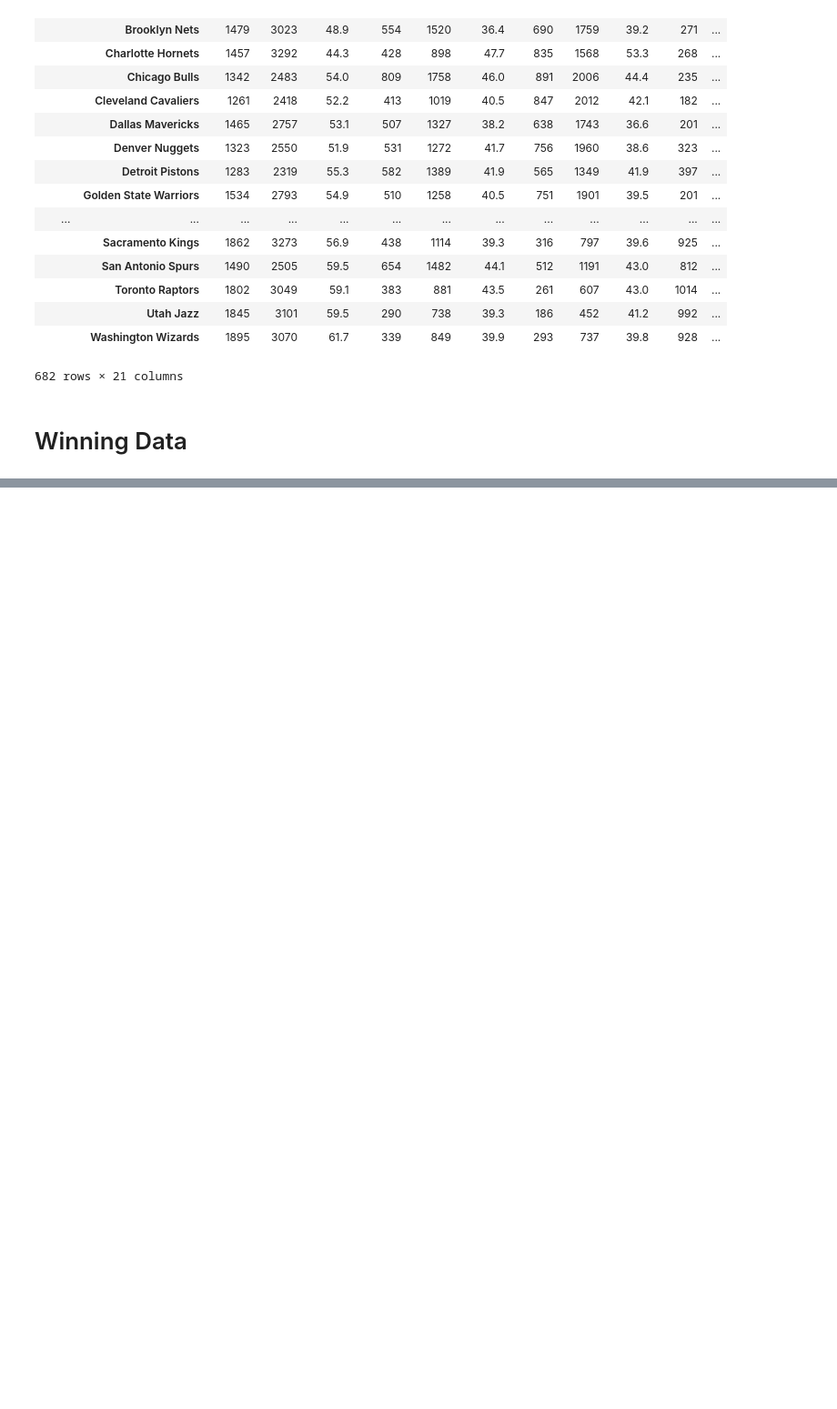
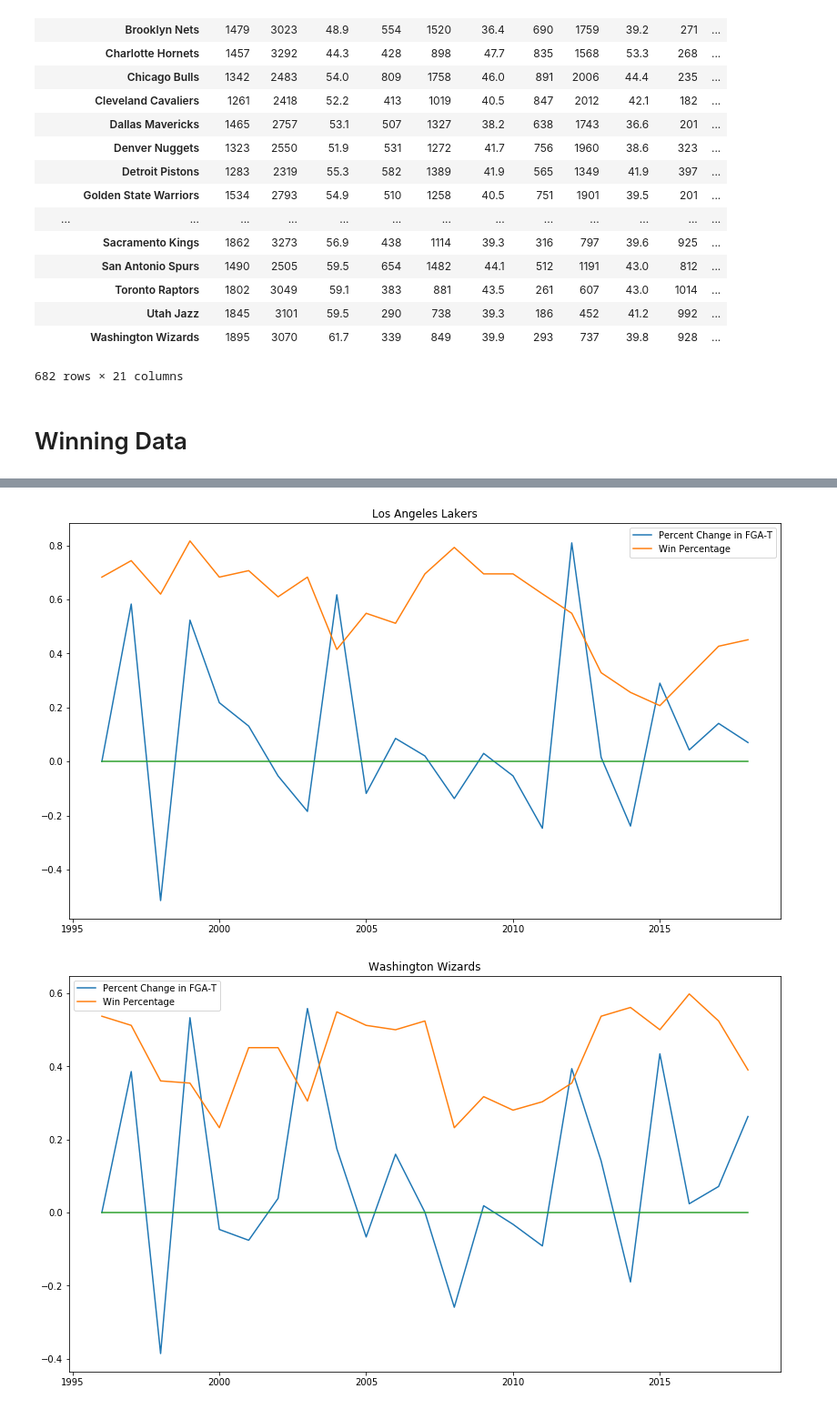
Before and after one commit to easonychang/HotShot-NBAEdition, a Jupyter notebook: Early_analysis.ipynb, the cells around one changed output, grey strips where cells are left out. Shown at 91% size. Cells and saved outputs as stored; diff of their text form; code cells hidden in the pictures; blank space fills up the shorter version.

```diff
--- a/Early_analysis.ipynb
+++ b/Early_analysis.ipynb
@@ -457,0 +505,12 @@ final_df
+# %%
+for team in team_dfs:
+    plt.figure(figsize=(14,8))
+    plt.plot(team['YEAR'], team['dFGA-T'], label='Percent Change in FGA-T')
+    plt.plot(team['YEAR'], team['W/L%'], label = 'Win Percentage')
+    plt.plot(team['YEAR'], [0]*23)
+    plt.title(team.loc[0]['TEAM'])
+    plt.legend()
+    plt.show()
+# %% [output]
+[figure, added]
+[figure, added]
```
Also changed, not shown: parts of 24 cells of this notebook, 2 other files.
